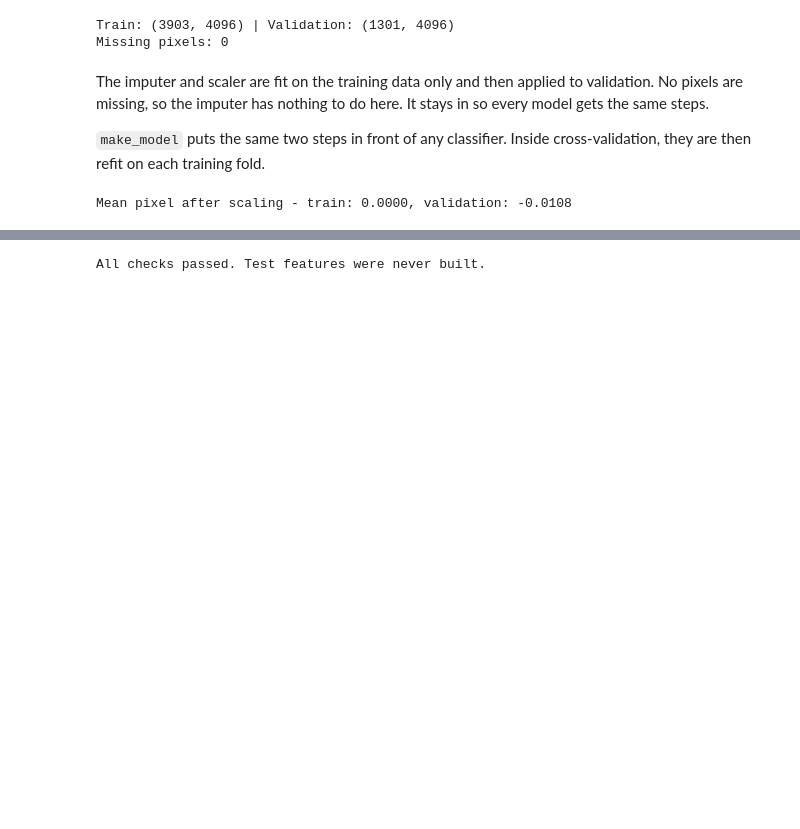
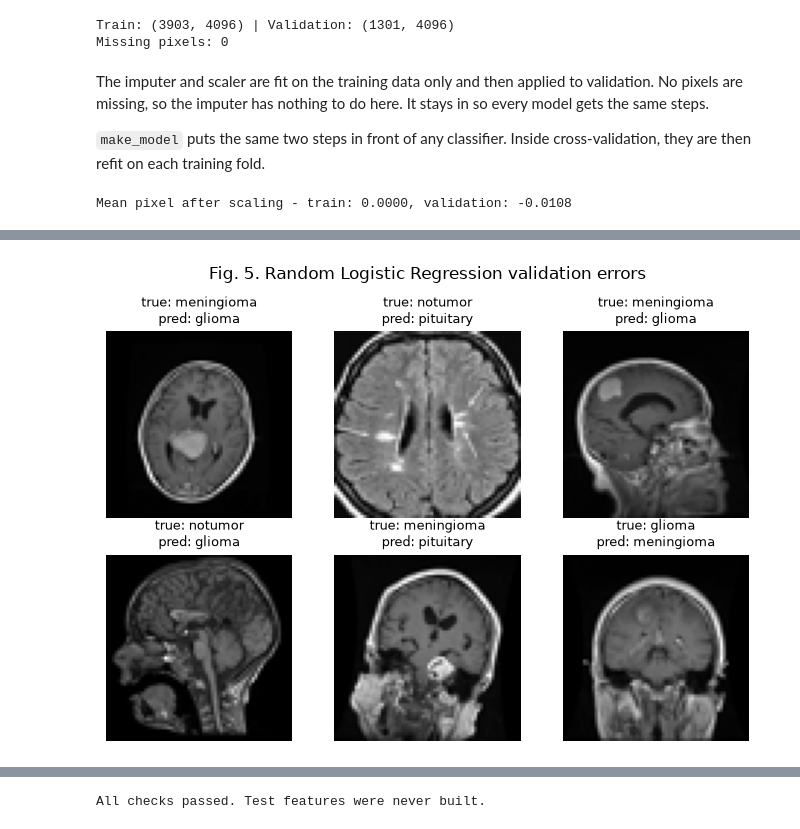
Before and after one commit to TianqiNi/9611-Project, a Jupyter notebook: ECE9611_Project_Group03.ipynb, the cells around one changed output, grey strips where cells are left out. Drawn from its saved outputs; the diff is of its cells as text; code cells hidden in the pictures; blank space fills up the shorter version.

```diff
--- a/ECE9611_Project_Group03.ipynb
+++ b/ECE9611_Project_Group03.ipynb
@@ -230,0 +362,14 @@ Mean pixel after scaling - train: 0.0000, validation: -0.0108
+# %%
+# Fig. 5: six random Logistic Regression errors, not hand-picked
+errors = np.flatnonzero(preds["Logistic Regression"] != y_val)
+wrong = np.random.default_rng(SEED).choice(errors, 6, replace=False)
+fig, axes = plt.subplots(2, 3, figsize=(7, 5))
+for ax, i in zip(axes.flat, wrong):
+    ax.imshow(X_val[i].reshape(SIZE), cmap="gray")
+    ax.set_title(f"true: {y_val[i]}\npred: {preds['Logistic Regression'][i]}", fontsize=9)
+    ax.axis("off")
+fig.suptitle("Fig. 5. Random Logistic Regression validation errors")
+fig.tight_layout()
+plt.show()
+# %% [output]
+[figure, added]
```
Also changed, not shown: parts of 20 cells of this notebook.
